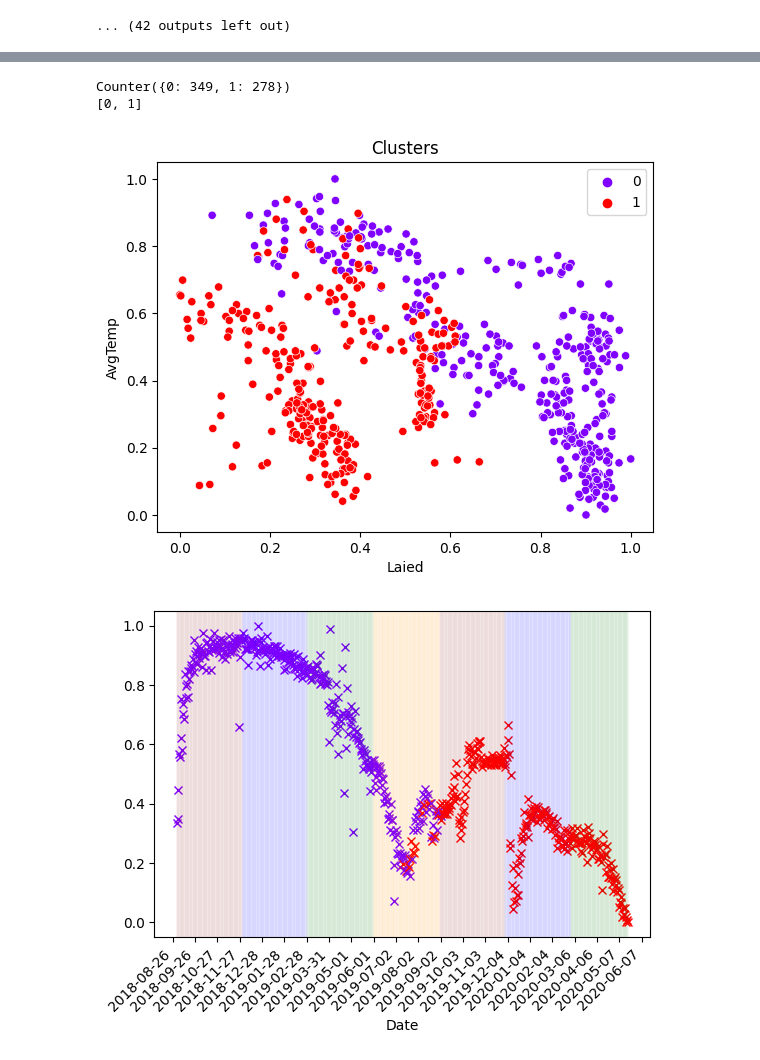
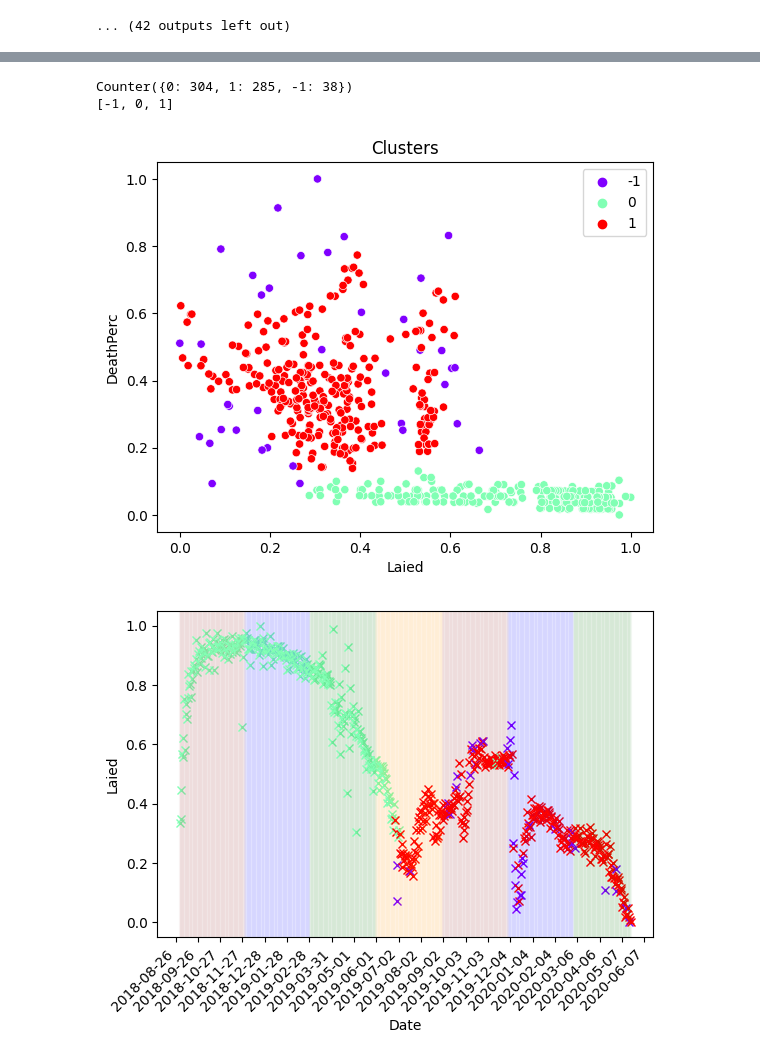
Before and after one commit to CanaliDavide/DASA--Project, a Jupyter notebook: Clustering/DataAnalisysA_Cluster.ipynb, the cells around one changed output, grey strips where cells are left out. Drawn from its saved outputs; the diff is of its cells as text; code cells hidden in the pictures.

Commit message:
update utility temporal

```diff
--- a/Clustering/DataAnalisysA_Cluster.ipynb
+++ b/Clustering/DataAnalisysA_Cluster.ipynb
@@ -57,0 +42,2 @@ array([0, 0, 0, 0, 0, 0, 0, 0, 0, 0, 0, 0, 0, 0, 0, 0, 0, 0, 0, 0, 0, 0,
+# %%
+label = ut.DensityClustering(cycleA, ["Laied", "DeathPerc"])
@@ -57,0 +47,4 @@ array([0, 0, 0, 0, 0, 0, 0, 0, 0, 0, 0, 0, 0, 0, 0, 0, 0, 0, 0, 0, 0, 0,
+# %%
+for i in range(len(label)):
+    if label[i] > 0:
+        label[i] = 1
@@ -58,7 +58,7 @@ array([0, 0, 0, 0, 0, 0, 0, 0, 0, 0, 0, 0, 0, 0, 0, 0, 0, 0, 0, 0, 0, 0,
 # %%
-ut.TemporalCluster(cycleA,km_laied_avg,["Laied","AvgTemp"],"Laied")
+ut.TemporalCluster(cycleA, label, ["Laied","DeathPerc"], "Laied")
 # %% [output]
-Counter({0: 349, 1: 278})
-[0, 1]
+Counter({0: 304, 1: 285, -1: 38})
+[-1, 0, 1]
-[figure, old version]
+[figure, new version]
-[figure, old version]
+[figure, new version]
```
Also changed, not shown: parts of 5 cells of this notebook, 4 other files.
